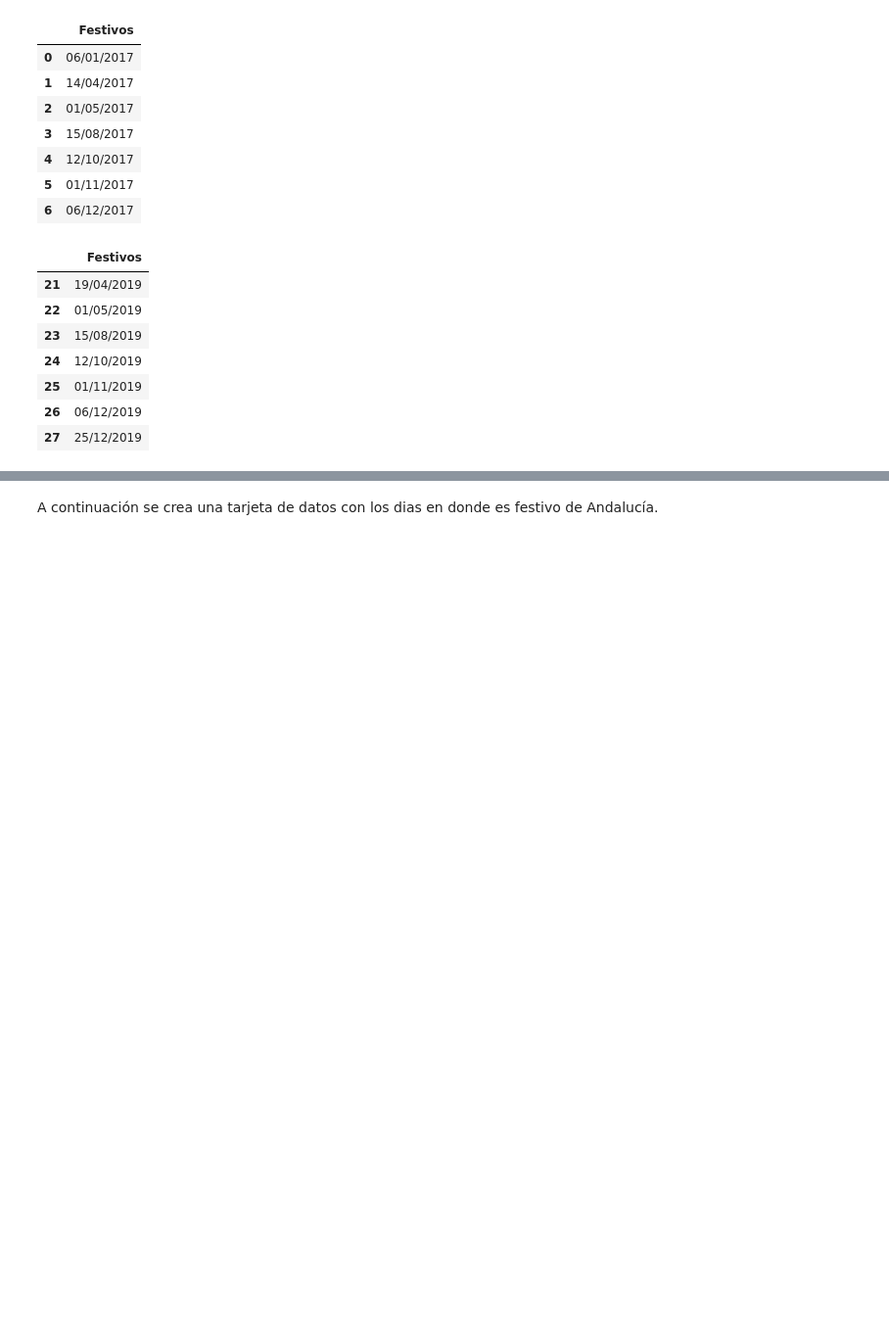
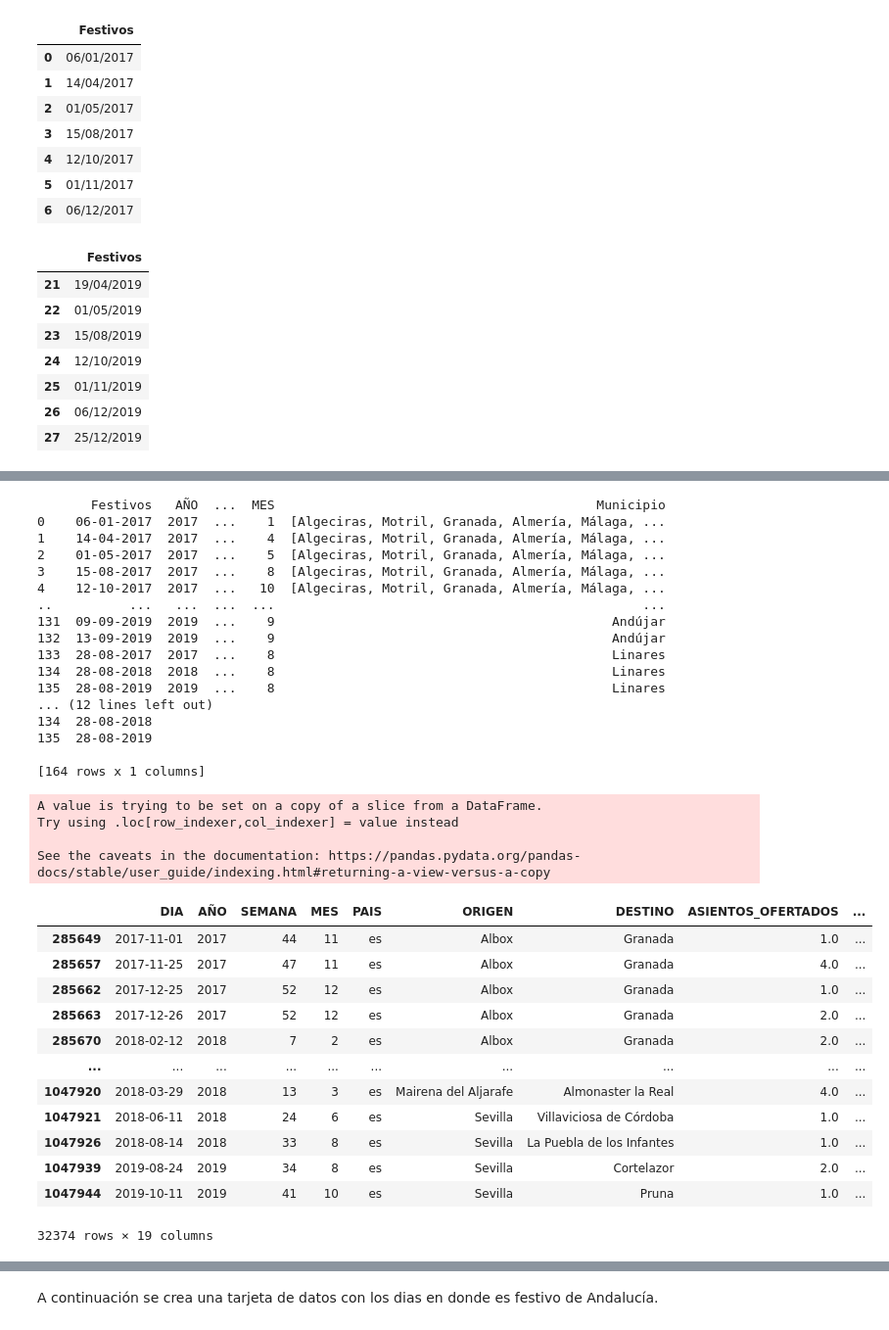
Before and after one commit to JoseAlbertoSeco/BlablacarCarpooling_DataMining, a Jupyter notebook: notebooks/GeolocalizacionProvincial.ipynb, the cells around one changed output, grey strips where cells are left out. Shown at 98% size. Saved outputs shown, nothing was run; the diff lists cells and outputs as text; code cells hidden in the pictures; blank space fills up the shorter version.

```diff
--- a/notebooks/GeolocalizacionProvincial.ipynb
+++ b/notebooks/GeolocalizacionProvincial.ipynb
@@ -428,0 +502,38 @@ files.download('df_totalFestivosAndalucia.csv')
+# %%
+df_andalucia = incluir_columna_festivos(df_AndaluciaLocalizado, df_totalFestivosAndalucia)
+df_andalucia[df_andalucia['Festivo'] == 'Si']
+# %% [output]
+       Festivos   AÑO  ...  MES                                          Municipio
+0    06-01-2017  2017  ...    1  [Algeciras, Motril, Granada, Almería, Málaga, ...
+1    14-04-2017  2017  ...    4  [Algeciras, Motril, Granada, Almería, Málaga, ...
+2    01-05-2017  2017  ...    5  [Algeciras, Motril, Granada, Almería, Málaga, ...
+3    15-08-2017  2017  ...    8  [Algeciras, Motril, Granada, Almería, Málaga, ...
+4    12-10-2017  2017  ...   10  [Algeciras, Motril, Granada, Almería, Málaga, ...
+..          ...   ...  ...  ...                                                ...
+131  09-09-2019  2019  ...    9                                            Andújar
+132  13-09-2019  2019  ...    9                                            Andújar
+133  28-08-2017  2017  ...    8                                            Linares
+134  28-08-2018  2018  ...    8                                            Linares
+135  28-08-2019  2019  ...    8                                            Linares
+... (12 lines left out)
+134  28-08-2018
+135  28-08-2019
+
+[164 rows x 1 columns]
+A value is trying to be set on a copy of a slice from a DataFrame.
+Try using .loc[row_indexer,col_indexer] = value instead
+
+See the caveats in the documentation: https://pandas.pydata.org/pandas-docs/stable/user_guide/indexing.html#returning-a-view-versus-a-copy
+|  | DIA | AÑO | SEMANA | MES | PAIS | ORIGEN | DESTINO | ASIENTOS_OFERTADOS | ... |
+| 285649 | 2017-11-01 | 2017 | 44 | 11 | es | Albox | Granada | 1.0 | ... |
+| 285657 | 2017-11-25 | 2017 | 47 | 11 | es | Albox | Granada | 4.0 | ... |
+| 285662 | 2017-12-25 | 2017 | 52 | 12 | es | Albox | Granada | 1.0 | ... |
+| 285663 | 2017-12-26 | 2017 | 52 | 12 | es | Albox | Granada | 2.0 | ... |
+| 285670 | 2018-02-12 | 2018 | 7 | 2 | es | Albox | Granada | 2.0 | ... |
+| ... | ... | ... | ... | ... | ... | ... | ... | ... | ... |
+| 1047920 | 2018-03-29 | 2018 | 13 | 3 | es | Mairena del Aljarafe | Almonaster la Real | 4.0 | ... |
+| 1047921 | 2018-06-11 | 2018 | 24 | 6 | es | Sevilla | Villaviciosa de Córdoba | 1.0 | ... |
+| 1047926 | 2018-08-14 | 2018 | 33 | 8 | es | Sevilla | La Puebla de los Infantes | 1.0 | ... |
+| 1047939 | 2019-08-24 | 2019 | 34 | 8 | es | Sevilla | Cortelazor | 2.0 | ... |
+| 1047944 | 2019-10-11 | 2019 | 41 | 10 | es | Sevilla | Pruna | 1.0 | ... |
+32374 rows × 19 columns
```
Also changed, not shown: parts of 38 cells of this notebook.
